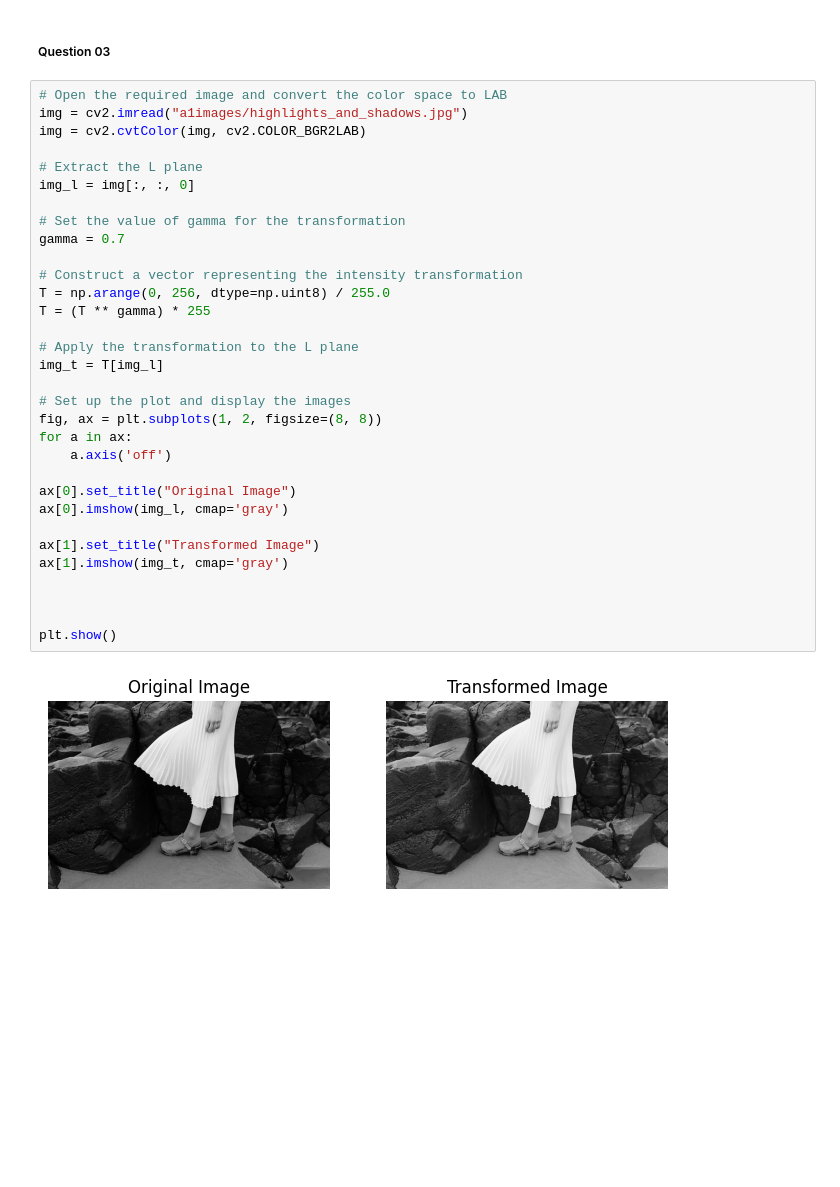
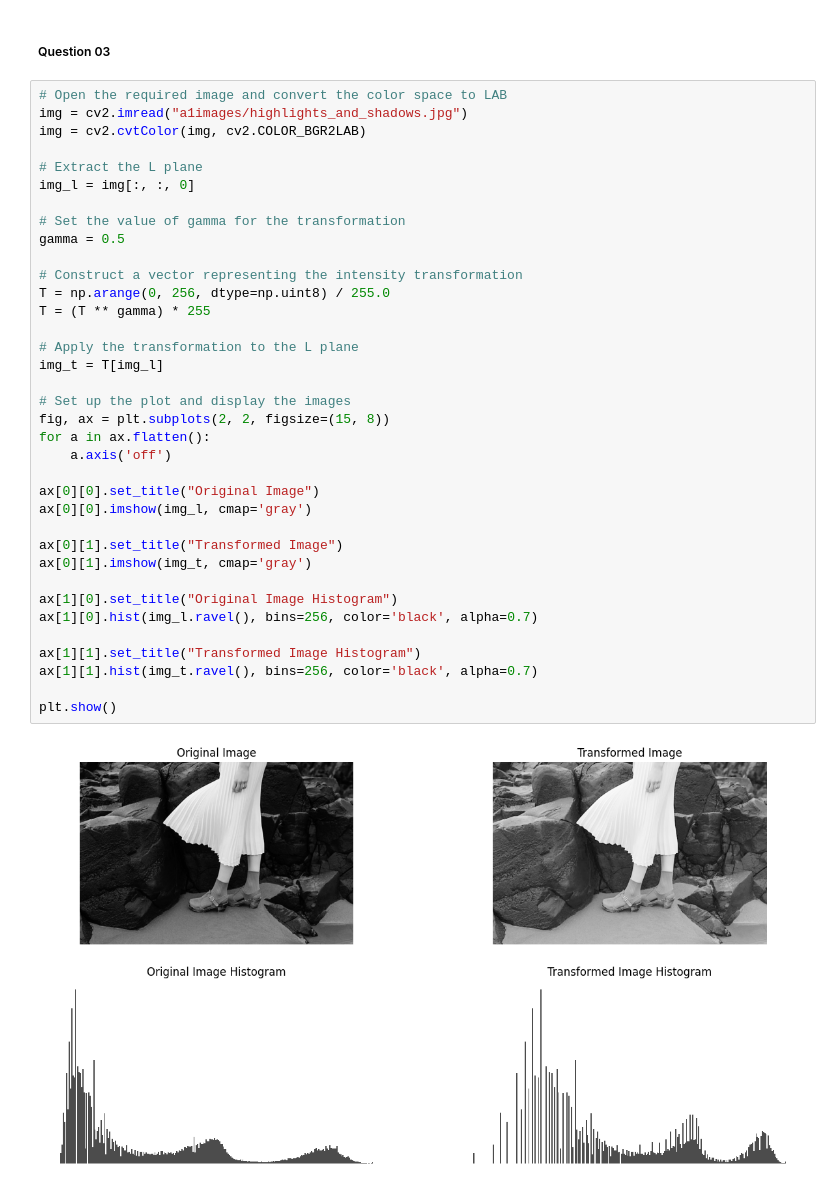
Before and after one commit to pulasthi-u/en3160-assignment01, a Jupyter notebook: code_assignment1.ipynb, the cells around one changed output. Cells and saved outputs as stored; diff of their text form; blank space fills up the shorter version.

```diff
--- a/code_assignment1.ipynb
+++ b/code_assignment1.ipynb
@@ -56,34 +56,38 @@ plt.show()
 # %%
 # Open the required image and convert the color space to LAB
 img = cv2.imread("a1images/highlights_and_shadows.jpg")
 img = cv2.cvtColor(img, cv2.COLOR_BGR2LAB)
 
 # Extract the L plane
 img_l = img[:, :, 0]
 
 # Set the value of gamma for the transformation
-gamma = 0.7
+gamma = 0.5
 
 # Construct a vector representing the intensity transformation
 T = np.arange(0, 256, dtype=np.uint8) / 255.0
 T = (T ** gamma) * 255
 
 # Apply the transformation to the L plane
 img_t = T[img_l]
 
 # Set up the plot and display the images
-fig, ax = plt.subplots(1, 2, figsize=(8, 8))
-for a in ax:
+fig, ax = plt.subplots(2, 2, figsize=(15, 8))
+for a in ax.flatten():
     a.axis('off')
 
-ax[0].set_title("Original Image")
-ax[0].imshow(img_l, cmap='gray')
+ax[0][0].set_title("Original Image")
+ax[0][0].imshow(img_l, cmap='gray')
 
-ax[1].set_title("Transformed Image")
-ax[1].imshow(img_t, cmap='gray')
+ax[0][1].set_title("Transformed Image")
+ax[0][1].imshow(img_t, cmap='gray')
 
+ax[1][0].set_title("Original Image Histogram")
+ax[1][0].hist(img_l.ravel(), bins=256, color='black', alpha=0.7)
 
+ax[1][1].set_title("Transformed Image Histogram")
+ax[1][1].hist(img_t.ravel(), bins=256, color='black', alpha=0.7)
 
 plt.show()
 # %% [output]
-[figure, old version]
+[figure, new version]
```
Also changed, not shown: parts of 4 cells of this notebook, 6 other files.
